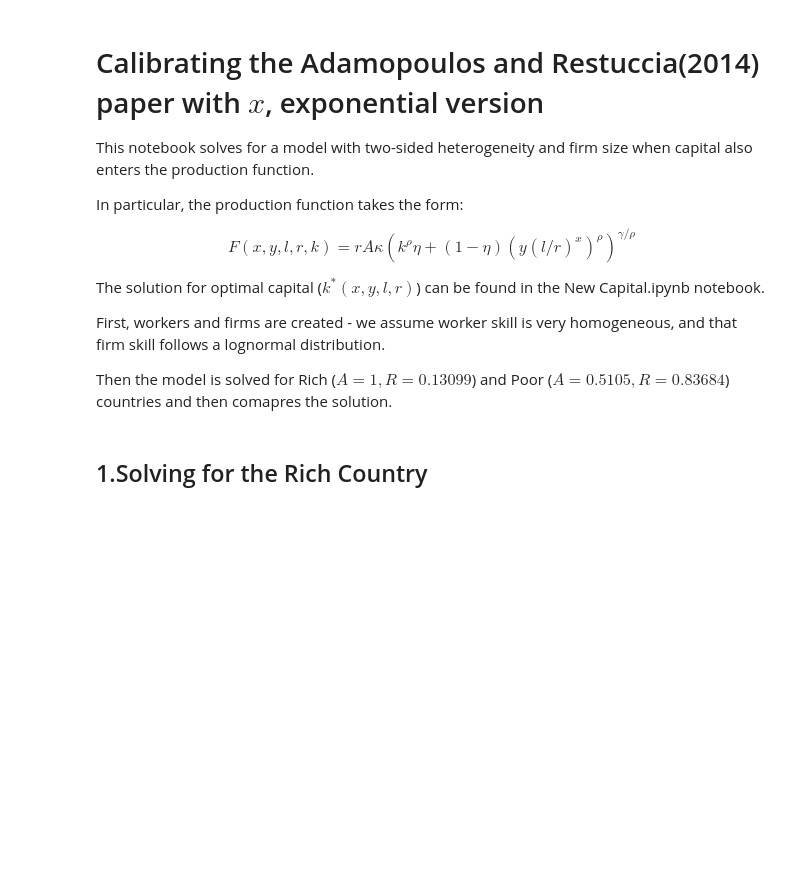
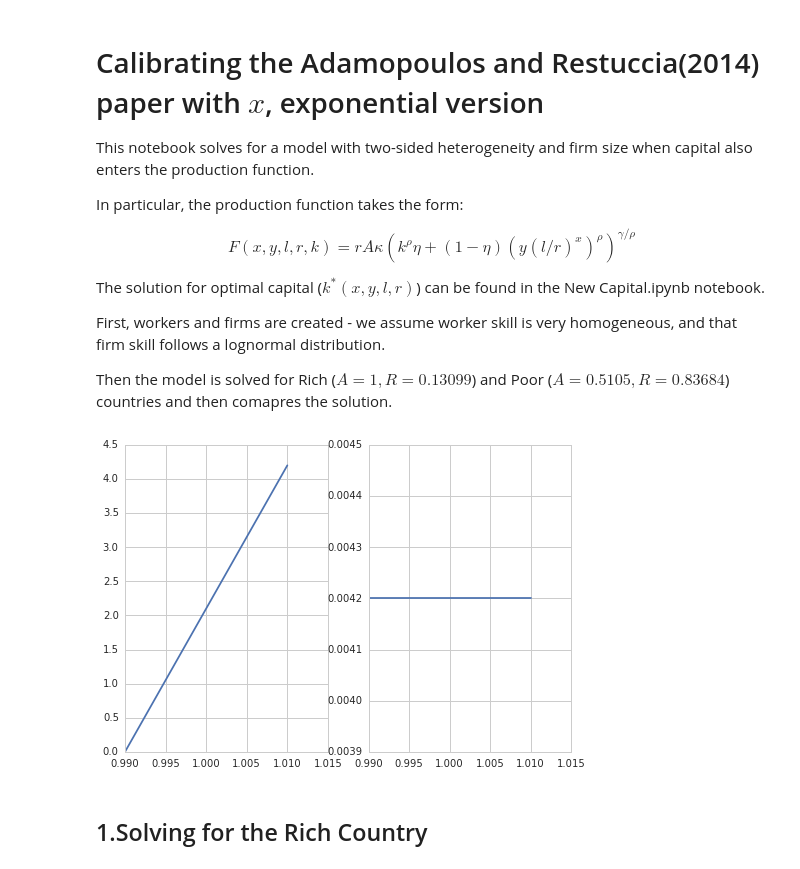
Before and after one commit to davidrpugh/assortative-matching-large-firms, a Jupyter notebook: Examples with K exp x.ipynb, the cells around one changed output. Saved outputs shown, nothing was run; the diff lists cells and outputs as text; code cells hidden in the pictures; blank space fills up the shorter version.

```diff
--- a/Examples with K exp x.ipynb
+++ b/Examples with K exp x.ipynb
@@ -53,6 +57,17 @@ firms = inputs.Input(var=y,
                      params=productivity_params,
                      bounds=productivity_bounds,
                      )
+# %%
+xt = np.linspace(0.99,1.01,1000)
+plt.subplot(1,2,1)
+plt.plot(xt,4.2*((xt - 0.99) / (1.01 - 0.99)))
+
+plt.subplot(1,2,2)
+plt.plot(xt, np.ones(len(xt)) * 4.2/len(xt) )
+
+plt.show()
+# %% [output]
+[figure, added]
 # %% [markdown]
 ## 1.Solving for the Rich Country
 # %%
```
Also changed, not shown: parts of 17 cells of this notebook, 7 other files.
